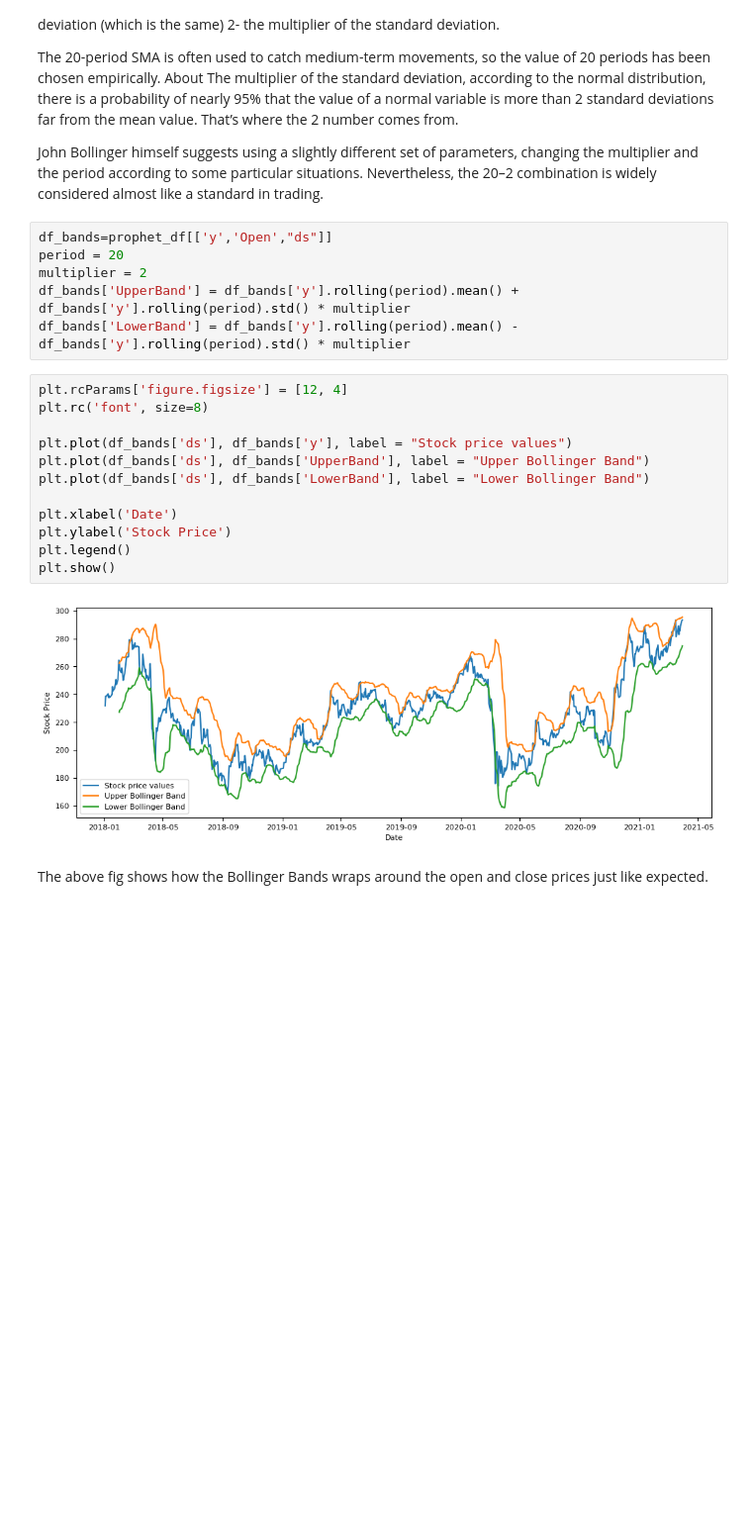
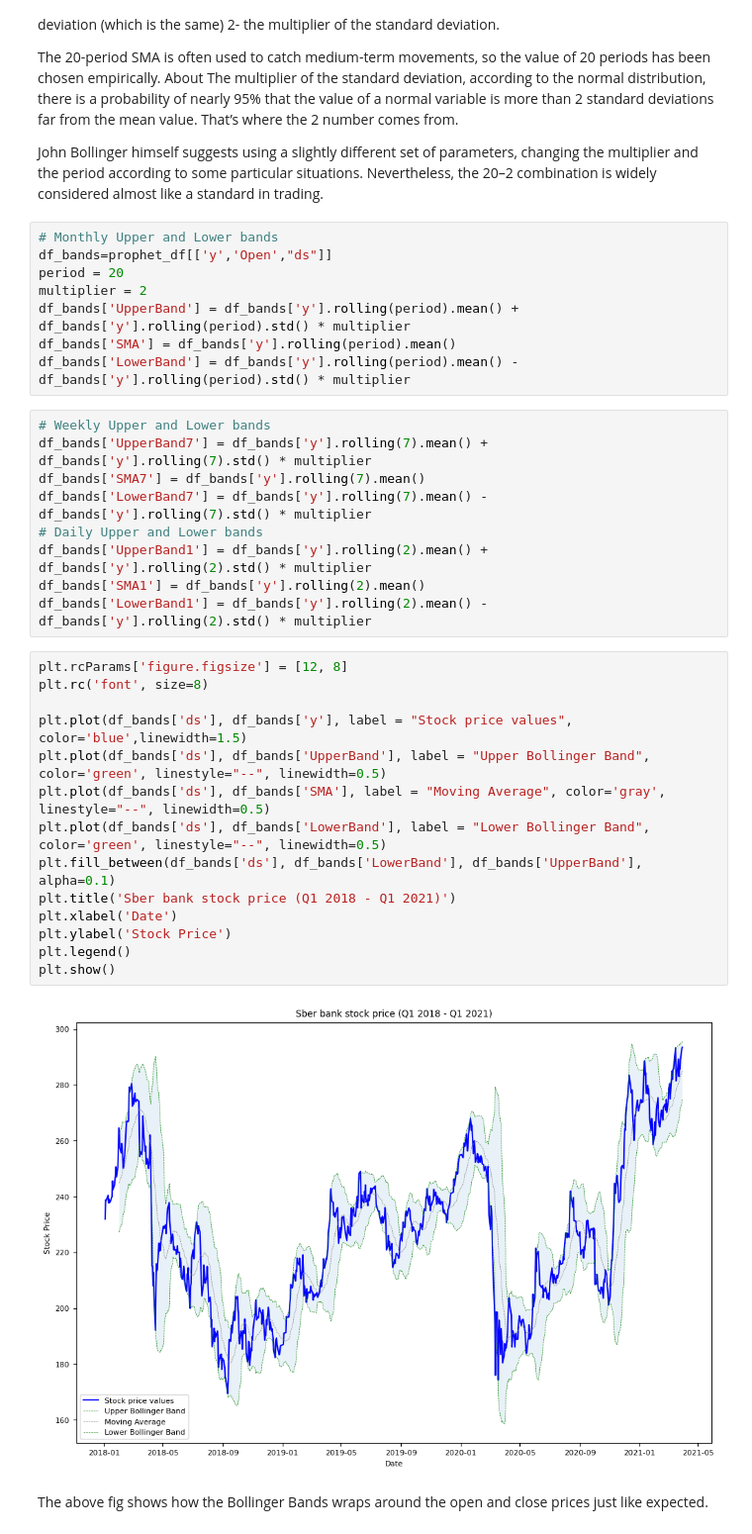
Before and after one commit to dorcas-1404/LakMvbp96Bil1P0R, a Jupyter notebook: notebooks/ValueInvestor (Time Series Project).ipynb, the cells around one changed output. Shown at 99% size. Drawn from its saved outputs; the diff is of its cells as text; blank space fills up the shorter version.

```diff
--- a/notebooks/ValueInvestor (Time Series Project).ipynb
+++ b/notebooks/ValueInvestor (Time Series Project).ipynb
@@ -941,25 +952,38 @@ About The multiplier of the standard deviation, according to the normal distribu
 
 John Bollinger himself suggests using a slightly different set of parameters, changing the multiplier and the period according to some particular situations. Nevertheless, the 20–2 combination is widely considered almost like a standard in trading.
 # %%
+# Monthly Upper and Lower bands
 df_bands=prophet_df[['y','Open',"ds"]]
 period = 20
 multiplier = 2
 df_bands['UpperBand'] = df_bands['y'].rolling(period).mean() + df_bands['y'].rolling(period).std() * multiplier
+df_bands['SMA'] = df_bands['y'].rolling(period).mean()
 df_bands['LowerBand'] = df_bands['y'].rolling(period).mean() - df_bands['y'].rolling(period).std() * multiplier
+# %%
+# Weekly Upper and Lower bands
+df_bands['UpperBand7'] = df_bands['y'].rolling(7).mean() + df_bands['y'].rolling(7).std() * multiplier
+df_bands['SMA7'] = df_bands['y'].rolling(7).mean()
+df_bands['LowerBand7'] = df_bands['y'].rolling(7).mean() - df_bands['y'].rolling(7).std() * multiplier
+# Daily Upper and Lower bands
+df_bands['UpperBand1'] = df_bands['y'].rolling(2).mean() + df_bands['y'].rolling(2).std() * multiplier
+df_bands['SMA1'] = df_bands['y'].rolling(2).mean()
+df_bands['LowerBand1'] = df_bands['y'].rolling(2).mean() - df_bands['y'].rolling(2).std() * multiplier
 # %%
-plt.rcParams['figure.figsize'] = [12, 4]
+plt.rcParams['figure.figsize'] = [12, 8]
 plt.rc('font', size=8)
 
-plt.plot(df_bands['ds'], df_bands['y'], label = "Stock price values")
-plt.plot(df_bands['ds'], df_bands['UpperBand'], label = "Upper Bollinger Band")
-plt.plot(df_bands['ds'], df_bands['LowerBand'], label = "Lower Bollinger Band")
-
+plt.plot(df_bands['ds'], df_bands['y'], label = "Stock price values", color='blue',linewidth=1.5)
+plt.plot(df_bands['ds'], df_bands['UpperBand'], label = "Upper Bollinger Band", color='green', linestyle="--", linewidth=0.5)
+plt.plot(df_bands['ds'], df_bands['SMA'], label = "Moving Average", color='gray', linestyle="--", linewidth=0.5)
+plt.plot(df_bands['ds'], df_bands['LowerBand'], label = "Lower Bollinger Band", color='green', linestyle="--", linewidth=0.5)
+plt.fill_between(df_bands['ds'], df_bands['LowerBand'], df_bands['UpperBand'], alpha=0.1)
+plt.title('Sber bank stock price (Q1 2018 - Q1 2021)')
 plt.xlabel('Date')
 plt.ylabel('Stock Price')
 plt.legend()
 plt.show()
 # %% [output]
-[figure, old version]
+[figure, new version]
 # %% [markdown]
 The above fig shows how the Bollinger Bands wraps around the open and close prices just like expected.
 # %% [markdown]
```
Also changed, not shown: parts of 14 cells of this notebook.
